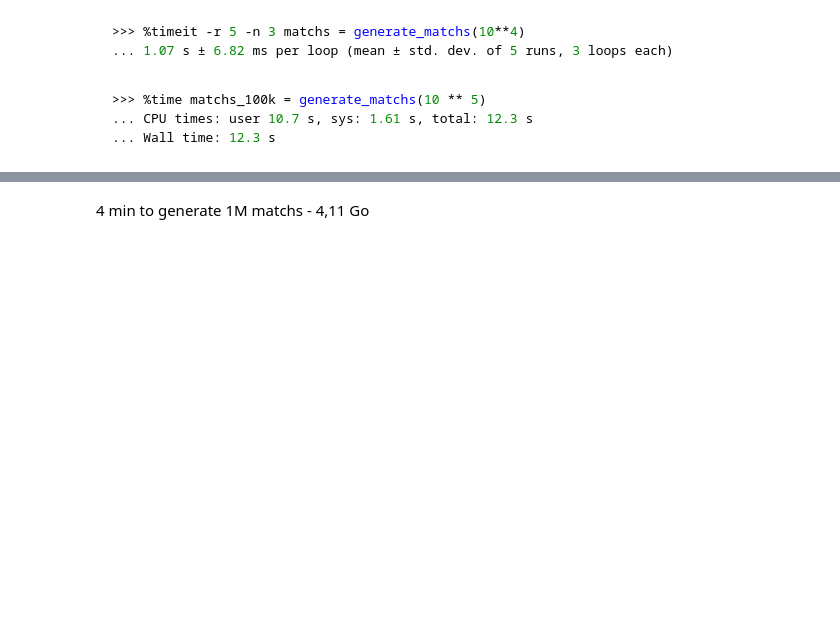
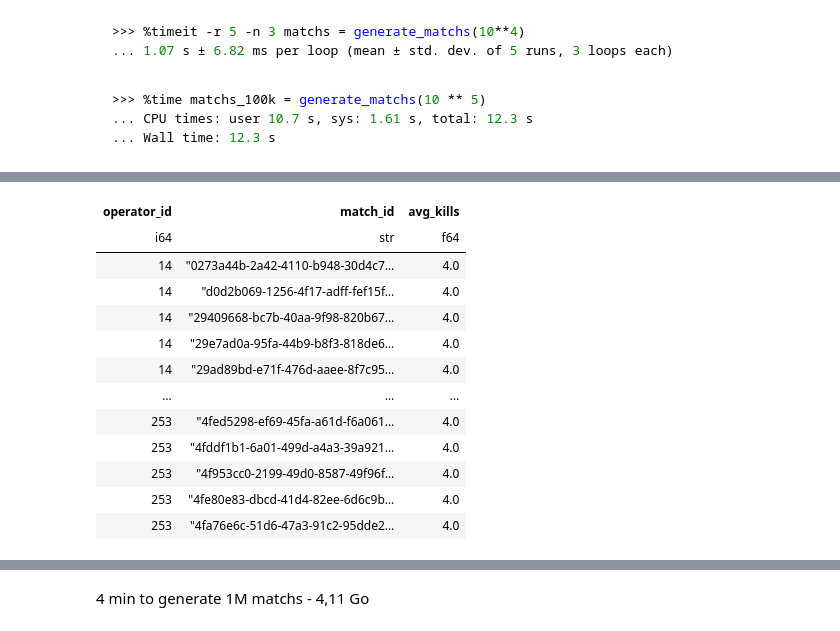
Before and after one commit to Martin-Labenne/software-dev-ml-takehome, a Jupyter notebook: exploration.ipynb, the cells around one changed output, grey strips where cells are left out. Saved outputs shown, nothing was run; the diff lists cells and outputs as text; code cells hidden in the pictures; blank space fills up the shorter version.

```diff
--- a/exploration.ipynb
+++ b/exploration.ipynb
@@ -106,0 +129,83 @@ Thanks to all these information, I can implement a match generation script.
+# %%
+chunked_files_map = {}
+
+for scaned_chunk in scan_matches( 'logs/1M_matchs.log', 10**7 ):
+
+    # lay load with column creation
+    lazy_df = scaned_chunk.with_columns(
+        pl.col('match_id')
+        .str.slice(0,2)
+        .alias('match_prefix')
+    )
+
+    # data partitionning by 'match_prefix'
+    grouped = (
+        lazy_df
+        .group_by('match_prefix')
+        .agg([
+            pl.col(col_name)
+            for col_name in ['player_id', 'match_id', 'operator_id', 'nb_kills']
+        ])
+    )
+    result = grouped.collect()
+
+    # partitions are stored in temp file
+    for match_prefix, player_id, match_ids, operator_id, nb_kills in result.iter_rows():
+        if not (match_prefix in chunked_files_map) :
+            chunked_files_map[match_prefix] = []
+
+        tempfile_path = store_tempfile(
+            pl.DataFrame({
+                'player_id': player_id,
+                'match_id': match_ids,
+                'operator_id': operator_id,
+                'nb_kills': nb_kills
+            })
+        )
+        chunked_files_map[match_prefix].append(tempfile_path)
+
+
+file_map = {}
+
+for match_prefix, paths in chunked_files_map.items():
+    top_100_kills = (
+        pl.concat(
+            [
+                pl.scan_csv(path) # pl.LazyFrame
+                for path in paths
+            ],
+            how='vertical'
+        )
+        .group_by('match_id', 'operator_id')
+        .agg(
+            pl.col('nb_kills')
+            .mean()
+            .alias('avg_kills')
+        )
+        .sort(
+            ['operator_id', 'avg_kills'],
+            descending=[False, True]
+        )
+        .group_by('operator_id')
+        .head(100)
+    ).collect()
+
+    tempfile_path = store_tempfile(top_100_kills)
+    file_map[match_prefix] = tempfile_path
+
+result = (
+    pl.concat(
+        [
+            pl.scan_csv(path) # pl.LazyFrame
+            for _, path in file_map.items()
+        ],
+        how='vertical'
+    )
+    .sort(
+        ['operator_id', 'avg_kills'],
+        descending=[False, True]
+    )
+    .group_by('operator_id')
+    .head(100)
+).collect()
+# %% [output]
@@ -107 +213,14 @@ Thanks to all these information, I can implement a match generation script.
+| operator_id | match_id | avg_kills |
+| i64 | str | f64 |
+| 14 | "0273a44b-2a42-4110-b948-30d4c7… | 4.0 |
+| 14 | "d0d2b069-1256-4f17-adff-fef15f… | 4.0 |
+| 14 | "29409668-bc7b-40aa-9f98-820b67… | 4.0 |
+| 14 | "29e7ad0a-95fa-44b9-b8f3-818de6… | 4.0 |
+| 14 | "29ad89bd-e71f-476d-aaee-8f7c95… | 4.0 |
+| … | … | … |
+| 253 | "4fed5298-ef69-45fa-a61d-f6a061… | 4.0 |
+| 253 | "4fddf1b1-6a01-499d-a4a3-39a921… | 4.0 |
+| 253 | "4f953cc0-2199-49d0-8587-49f96f… | 4.0 |
+| 253 | "4fe80e83-dbcd-41d4-82ee-6d6c9b… | 4.0 |
+| 253 | "4fa76e6c-51d6-47a3-91c2-95dde2… | 4.0 |
 # %%
```
Also changed, not shown: parts of 32 cells of this notebook, 2 other files.
